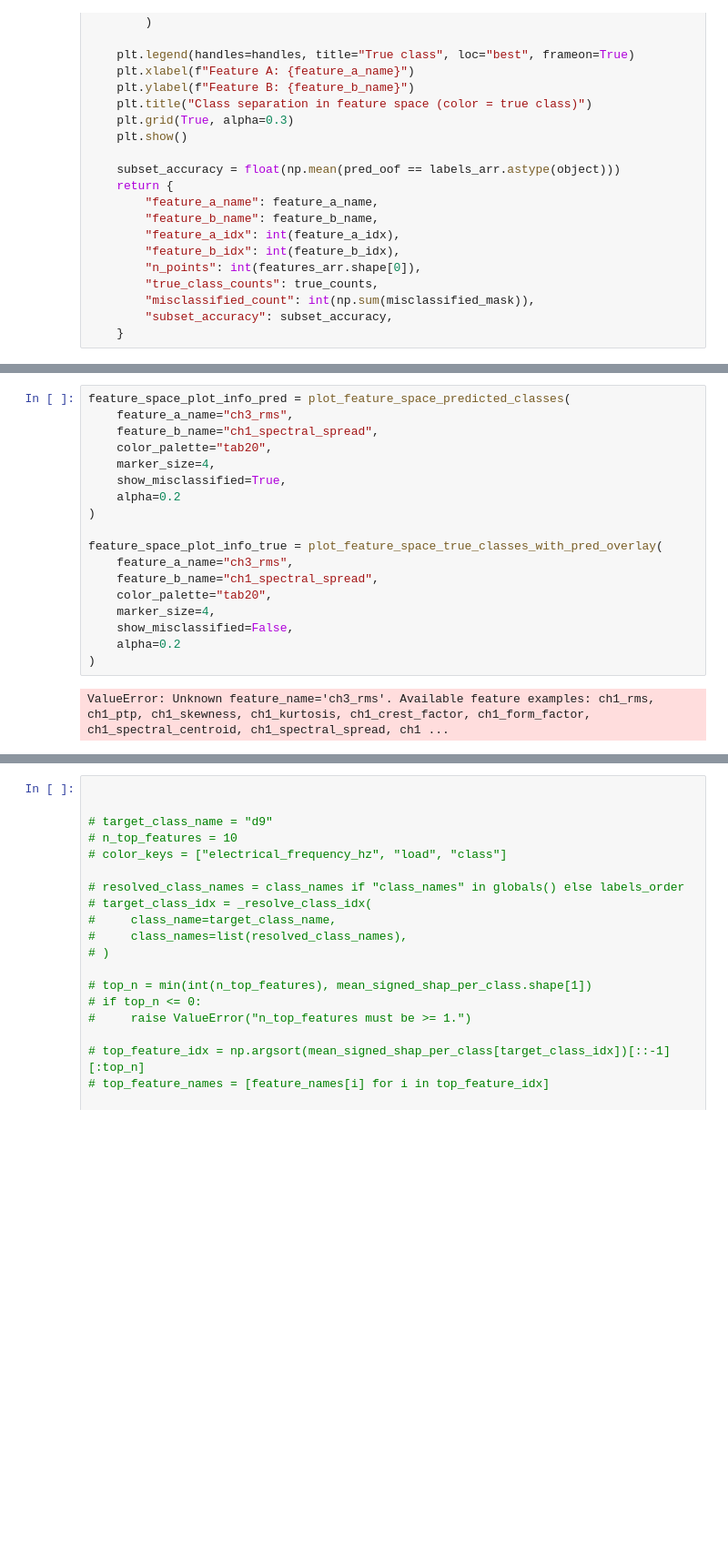
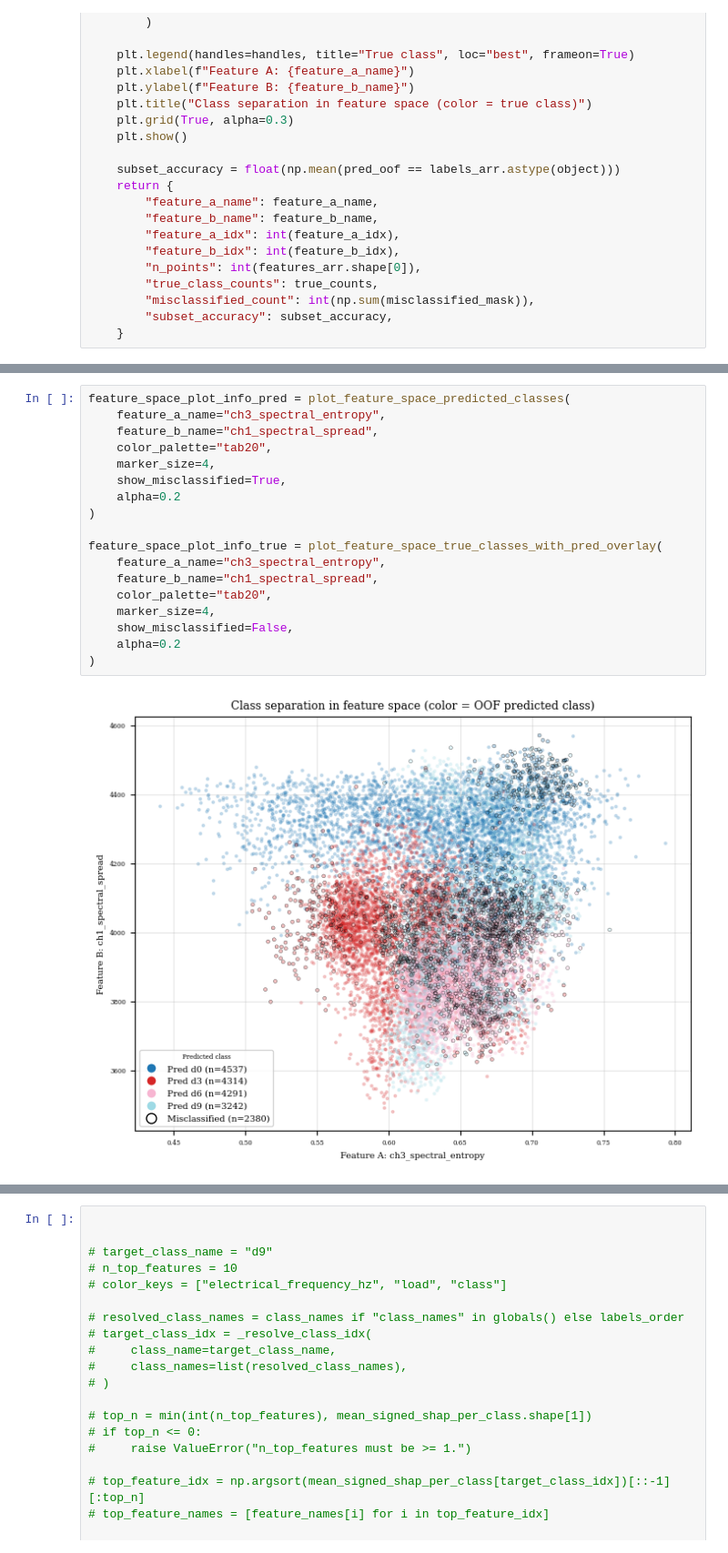
Before and after one commit to efvai/health-asyn-ml, a Jupyter notebook: notebooks/ml_pipeline.ipynb, the cells around one changed output, grey strips where cells are left out. Shown at 91% size. Drawn from its saved outputs; the diff is of its cells as text; blank space fills up the shorter version.

```diff
--- a/notebooks/ml_pipeline.ipynb
+++ b/notebooks/ml_pipeline.ipynb
@@ -1406,20 +1415,20 @@ Available features: ['ch1_rms', 'ch1_ptp', 'ch1_skewness', 'ch1_kurtosis', 'ch1_
 # %%
 feature_space_plot_info_pred = plot_feature_space_predicted_classes(
-    feature_a_name="ch3_rms",
+    feature_a_name="ch3_spectral_entropy",
     feature_b_name="ch1_spectral_spread",
     color_palette="tab20",
     marker_size=4,
     show_misclassified=True,
     alpha=0.2
 )
 
 feature_space_plot_info_true = plot_feature_space_true_classes_with_pred_overlay(
-    feature_a_name="ch3_rms",
+    feature_a_name="ch3_spectral_entropy",
     feature_b_name="ch1_spectral_spread",
     color_palette="tab20",
     marker_size=4,
     show_misclassified=False,
     alpha=0.2
 )
 # %% [output]
-ValueError: Unknown feature_name='ch3_rms'. Available feature examples: ch1_rms, ch1_ptp, ch1_skewness, ch1_kurtosis, ch1_crest_factor, ch1_form_factor, ch1_spectral_centroid, ch1_spectral_spread, ch1 ...
+[figure, added]
```
Also changed, not shown: parts of 9 cells of this notebook, 11 other files.
